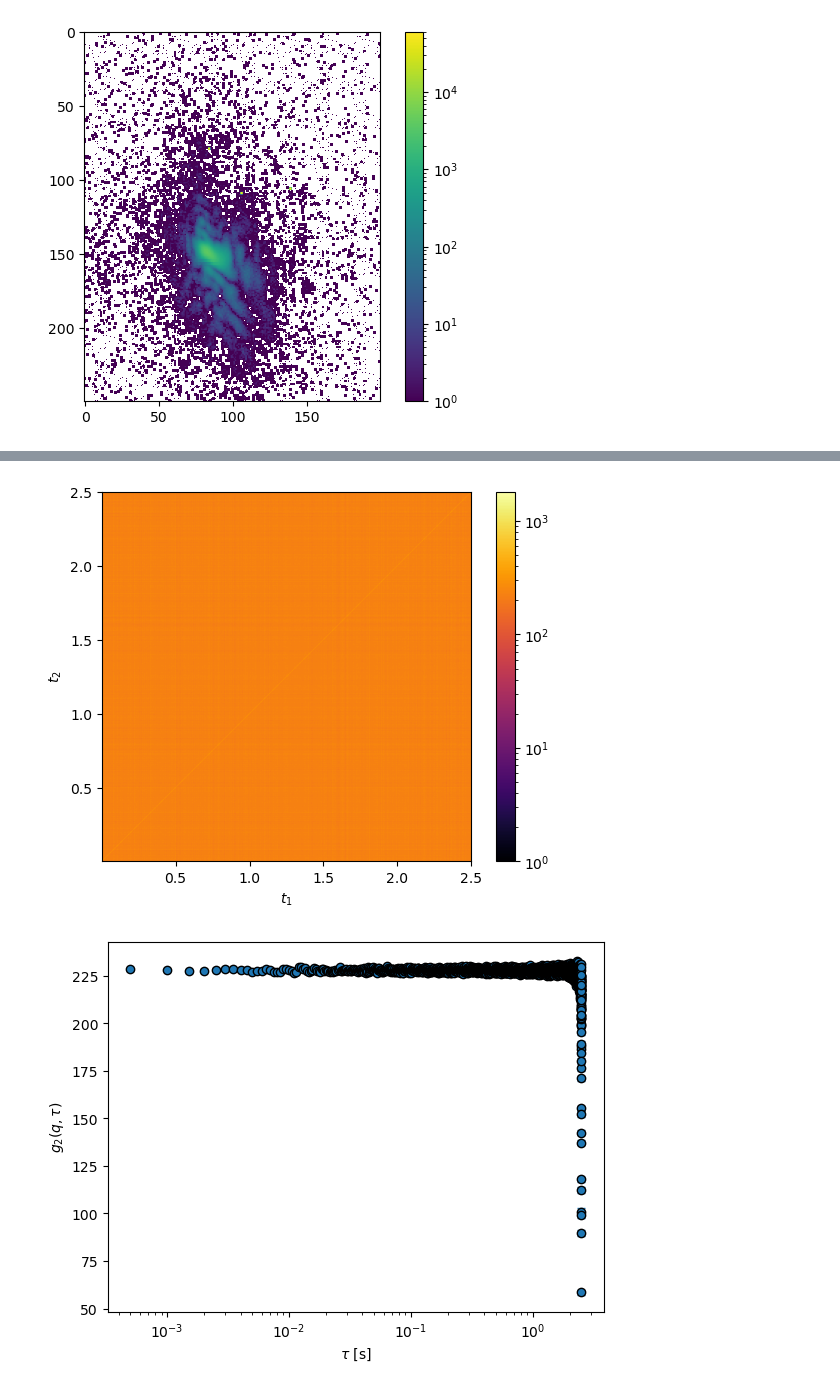
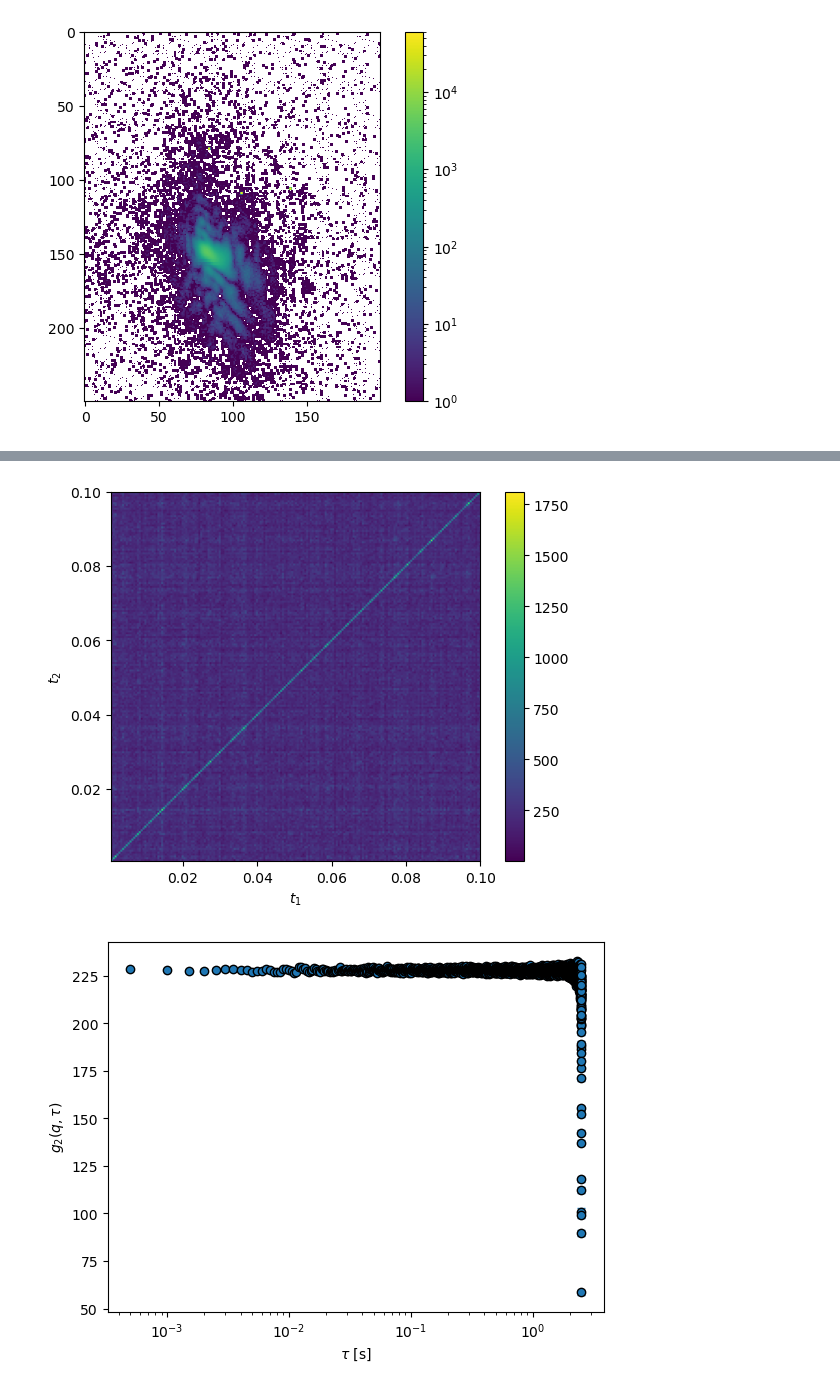
Before and after one commit to JAndronis/xpcs_analysis_cpp, a Jupyter notebook: analysis.ipynb, the cells around one changed output, grey strips where cells are left out. Cells and saved outputs as stored; diff of their text form; code cells hidden in the pictures.

```diff
--- a/analysis.ipynb
+++ b/analysis.ipynb
@@ -266,22 +78,24 @@ plt.colorbar()
 # %%
 fig, ax = plt.subplots()
 ttc_plot = ax.imshow(
     ttc,
-    norm=LogNorm(),
+    # norm=LogNorm(),
     origin='lower',
-    cmap='inferno',
+    cmap='viridis',
     extent = [time.min(), time.max(), time.min(), time.max()],
 )
+plt.xlim(dt, 0.1)
+plt.ylim(dt, 0.1)
 # ax_x = ax.secondary_yaxis('right')
 # ax_x.set_yticks(np.arange(0,ttc_submat.shape[0]))
 # ax_y = ax.secondary_xaxis('top')
 # ax_y.set_xticks(np.arange(0,ttc_submat.shape[0]))
 ax.set_xlabel('$t_1$')
 ax.set_ylabel('$t_2$')
 fig.colorbar(ttc_plot)
 plt.show()
 # %% [output]
-[figure, old version]
+[figure, new version]
 # %%
 _, g2, g2_err = ttc_to_g2(ttc, 500)
 plt.errorbar(time[:-1], g2, yerr=g2_err, marker='o', markeredgecolor='k', capsize=3, linestyle='')
```
Also changed, not shown: parts of 16 cells of this notebook, 4 other files.
